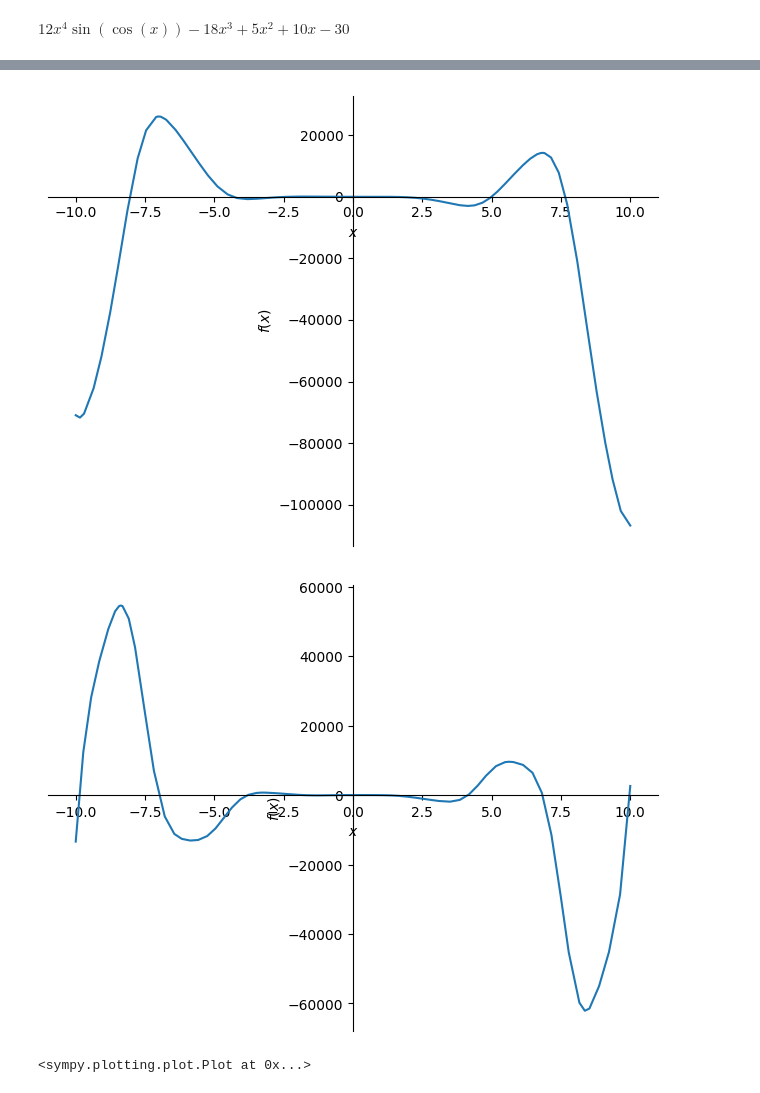
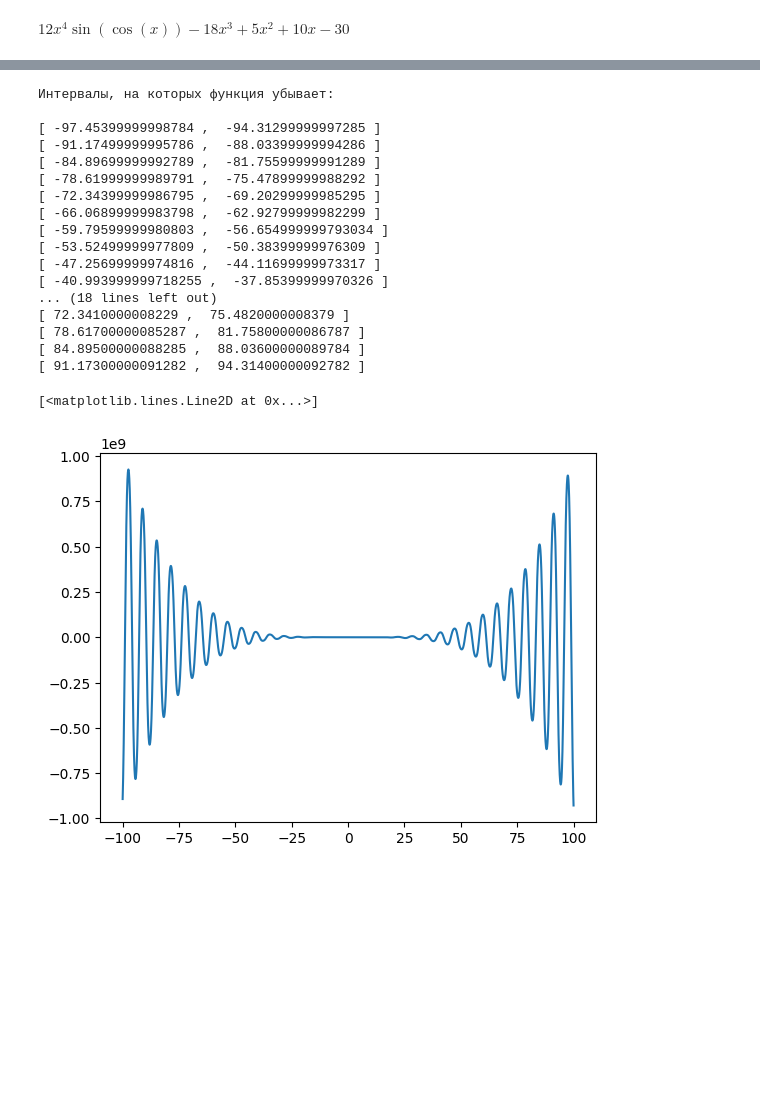
Before and after one commit to Georgiy-Larenko/Phyton_study, a Jupyter notebook: Hwk_10/hwk_10.ipynb, the cells around one changed output, grey strips where cells are left out. Saved outputs shown, nothing was run; the diff lists cells and outputs as text; code cells hidden in the pictures; blank space fills up the shorter version.

```diff
--- a/Hwk_10/hwk_10.ipynb
+++ b/Hwk_10/hwk_10.ipynb
@@ -35,0 +33,7 @@ print(f'Производная функции: {sympy.solve(diff)}') # Она ж
+# %%
+# * Определить корни
+
+def f(x):
+    return -12*(x ** 4) * numpy.sin(numpy.cos(x)) -18 * (x **3) + 5*(x**2) + 10*x - 30
+
+print("Корни уравнения:\n",scipy.optimize.fsolve(f, [-100, 100]))
@@ -35,0 +43,23 @@ print(f'Производная функции: {sympy.solve(diff)}') # Она ж
+# %%
+# * Найти интервалы, на которых функция возрастает
+
+x = numpy.arange(-100, 100, 0.001)
+
+start = None
+end = None
+
+print("Интервалы, на которых функция возрастает: ")
+print("")
+
+for a in range(1, len(x)):
+    if f(x[a]) > f(x[a-1]):
+        if start is None:
+            start = x[a-1]
+    else:
+        if start is not None:
+            end = x[a-1]
+            print("[", start, ", ", end, "] ")
+            start = None
+
+if start and not end:
+    print("[", start, ", ", x[len(x)-1],"]")
@@ -36,9 +84,49 @@ print(f'Производная функции: {sympy.solve(diff)}') # Она ж
+# %%
+# * Найти интервалы, на которых функция убывает
+
+
+down = False
+
+start = None
+end = None
+
+print("Интервалы, на которых функция убывает: ")
+print("")
+
+for a in range(1, len(x)):
+    if f(x[a]) < f(x[a-1]):
+        if start is None:
+            start = x[a-1]
+    else:
+        if start is not None:
+            end = x[a-1]
+            print("[", start, ", ", end, "] ")
+            start = None
+
+if start and not end:
+    print("[", start, ", ", x[len(x)-1],"]")
+# %% [output]
+Интервалы, на которых функция убывает:
+
+[ -97.45399999998784 ,  -94.31299999997285 ]
+[ -91.17499999995786 ,  -88.03399999994286 ]
+[ -84.89699999992789 ,  -81.75599999991289 ]
+[ -78.61999999989791 ,  -75.47899999988292 ]
+[ -72.34399999986795 ,  -69.20299999985295 ]
+[ -66.06899999983798 ,  -62.92799999982299 ]
+[ -59.79599999980803 ,  -56.654999999793034 ]
+[ -53.52499999977809 ,  -50.38399999976309 ]
+[ -47.25699999974816 ,  -44.11699999973317 ]
+[ -40.993999999718255 ,  -37.85399999970326 ]
+... (18 lines left out)
+[ 72.3410000008229 ,  75.4820000008379 ]
+[ 78.61700000085287 ,  81.75800000086787 ]
+[ 84.89500000088285 ,  88.03600000089784 ]
+[ 91.17300000091282 ,  94.31400000092782 ]
 # %%
 # * Построить график
 
-plot(f)
-plot(f.diff(x)) # График производной
+pyplot.plot(x, f(x))
 # %% [output]
+[<matplotlib.lines.Line2D at 0x...>]
-[figure, old version]
+[figure, new version]
-[figure, removed]
-<sympy.plotting.plot.Plot at 0x...>
```
Also changed, not shown: parts of 9 cells of this notebook.
